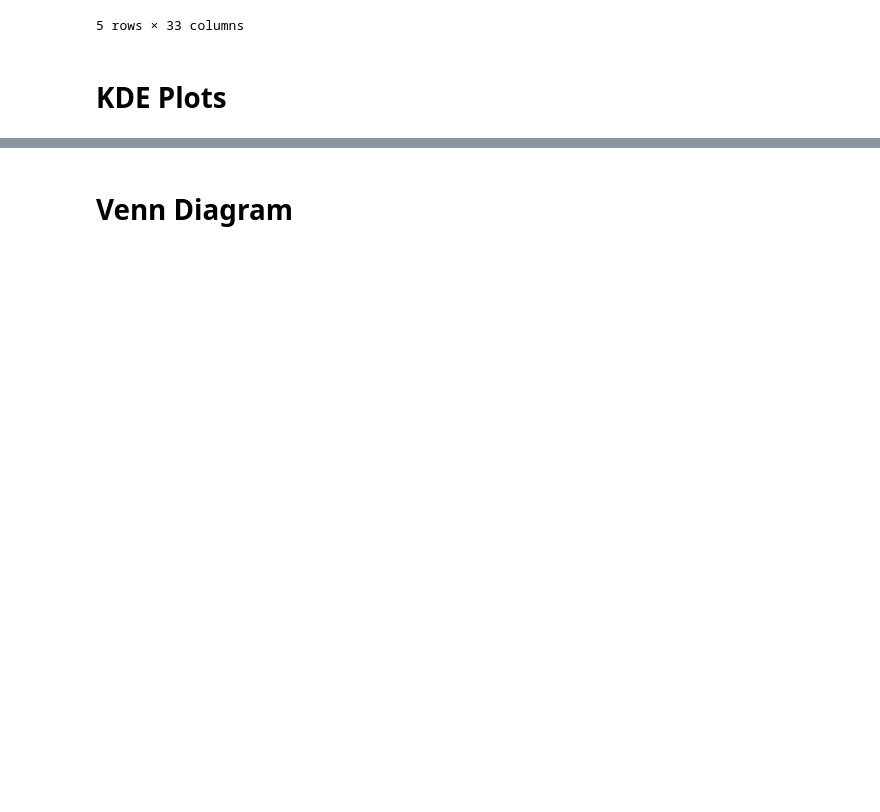
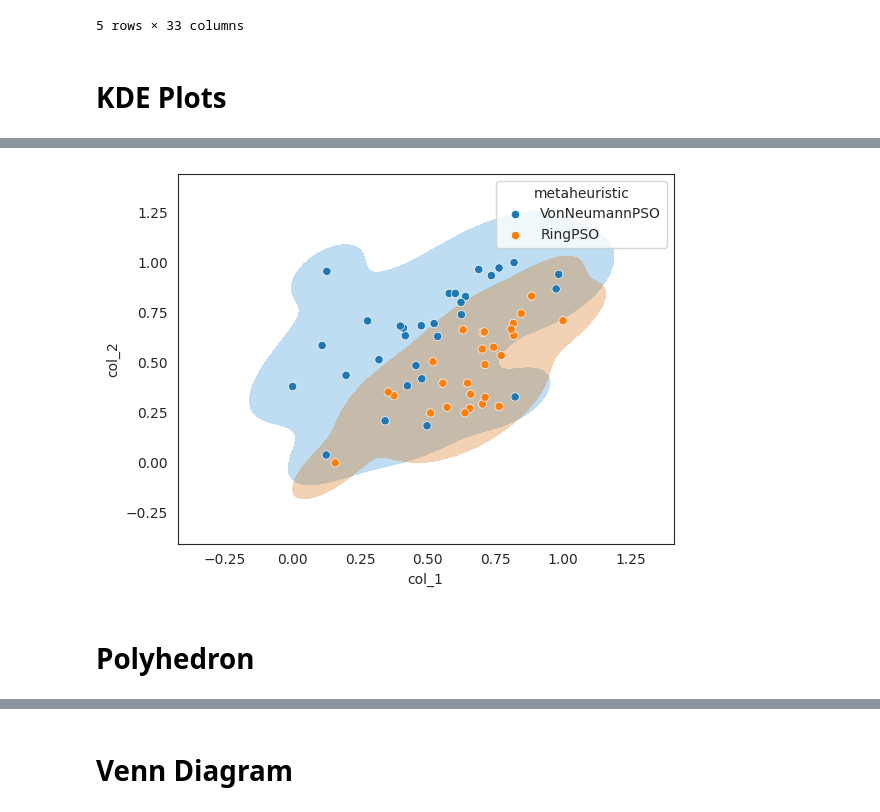
Before and after one commit to runrunLauren/behavioural_benchmarking, a Jupyter notebook: behavioural_benchmark/temp.ipynb, the cells around one changed output, grey strips where cells are left out. Cells and saved outputs as stored; diff of their text form; code cells hidden in the pictures; blank space fills up the shorter version.

```diff
--- a/behavioural_benchmark/temp.ipynb
+++ b/behavioural_benchmark/temp.ipynb
@@ -49,0 +54,6 @@ sns.scatterplot(x='col_1', y='col_2', data=prepped_data, hue='metaheuristic', ax
+# %%
+vis.visualise(visualisation_type='kde', columns=columns, filters=filter, exclude_outliers=True, normalise=True)
+# %% [output]
+[figure, added]
+# %% [markdown]
+# Polyhedron
```
Also changed, not shown: parts of 12 cells of this notebook, 1 other file.
